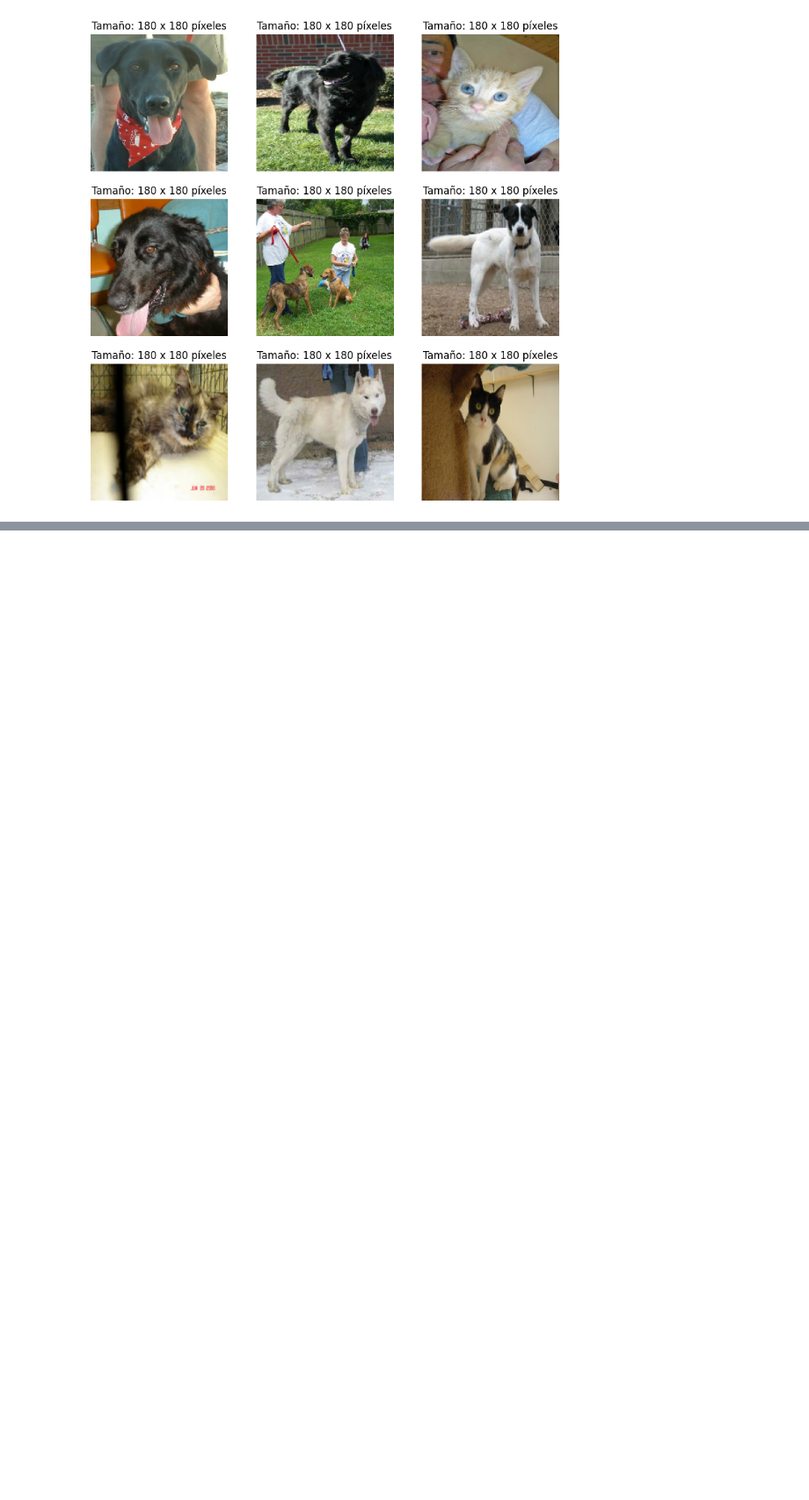
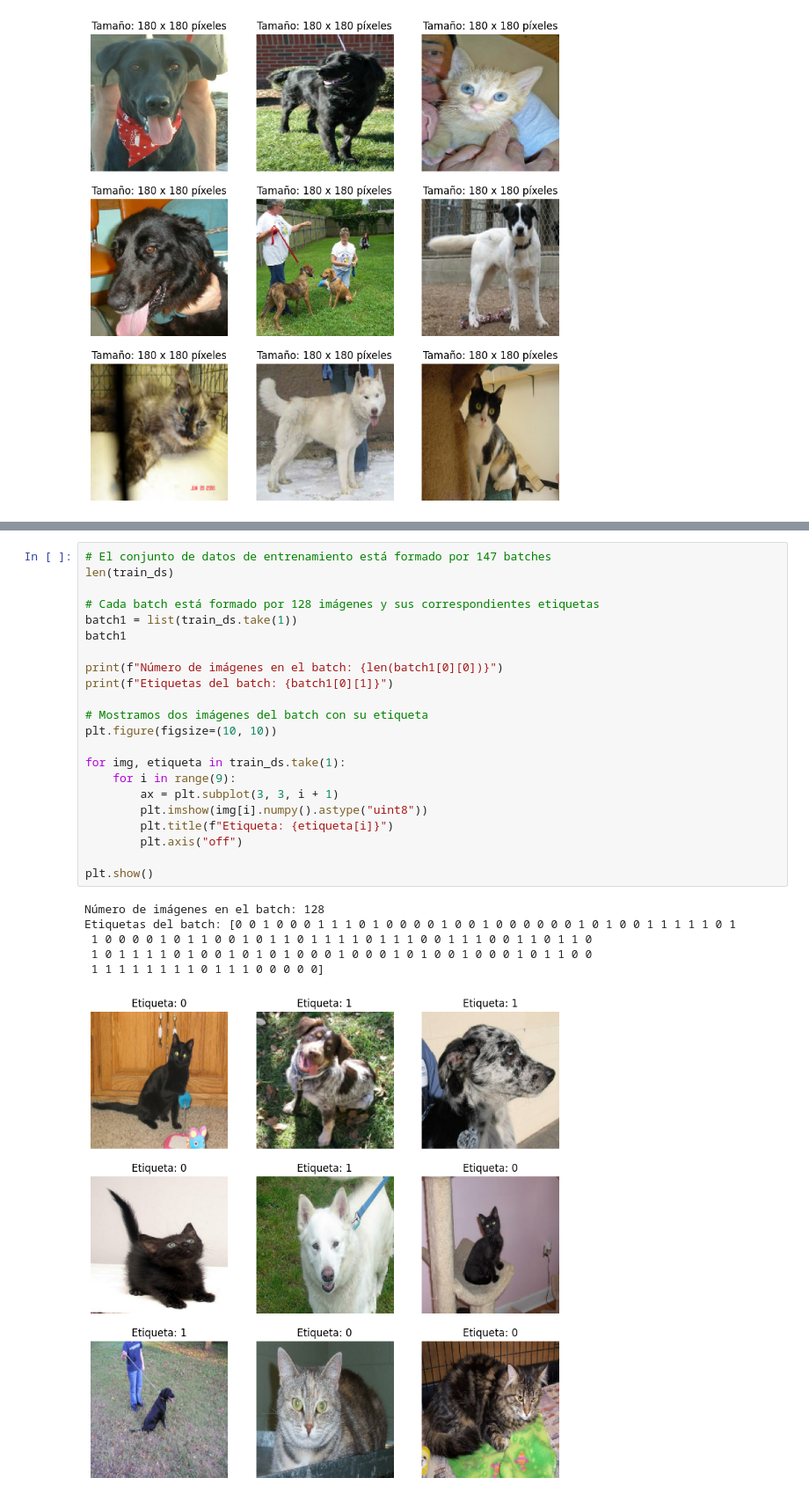
Before and after one commit to Lexie-v2/Goggle-CO, a Jupyter notebook: Redes_Neuronales_Artificiales_Vera_V.ipynb, the cells around one changed output, grey strips where cells are left out. Shown at 88% size. Saved outputs shown, nothing was run; the diff lists cells and outputs as text; blank space fills up the shorter version.

```diff
--- a/Redes_Neuronales_Artificiales_Vera_V.ipynb
+++ b/Redes_Neuronales_Artificiales_Vera_V.ipynb
@@ -165,0 +178,29 @@ plt.show()
+# %%
+# El conjunto de datos de entrenamiento está formado por 147 batches
+len(train_ds)
+
+# Cada batch está formado por 128 imágenes y sus correspondientes etiquetas
+batch1 = list(train_ds.take(1))
+batch1
+
+print(f"Número de imágenes en el batch: {len(batch1[0][0])}")
+print(f"Etiquetas del batch: {batch1[0][1]}")
+
+# Mostramos dos imágenes del batch con su etiqueta
+plt.figure(figsize=(10, 10))
+
+for img, etiqueta in train_ds.take(1):
+    for i in range(9):
+        ax = plt.subplot(3, 3, i + 1)
+        plt.imshow(img[i].numpy().astype("uint8"))
+        plt.title(f"Etiqueta: {etiqueta[i]}")
+        plt.axis("off")
+
+plt.show()
+# %% [output]
+Número de imágenes en el batch: 128
+Etiquetas del batch: [0 0 1 0 0 0 1 1 1 0 1 0 0 0 0 1 0 0 1 0 0 0 0 0 0 1 0 1 0 0 1 1 1 1 1 0 1
+ 1 0 0 0 0 1 0 1 1 0 0 1 0 1 1 0 1 1 1 1 0 1 1 1 0 0 1 1 1 0 0 1 1 0 1 1 0
+ 1 0 1 1 1 1 0 1 0 0 1 0 1 0 1 0 0 0 1 0 0 0 1 0 1 0 0 1 0 0 0 1 0 1 1 0 0
+ 1 1 1 1 1 1 1 1 0 1 1 1 0 0 0 0 0]
+[figure, added]
```
Also changed, not shown: parts of 2 cells of this notebook.
